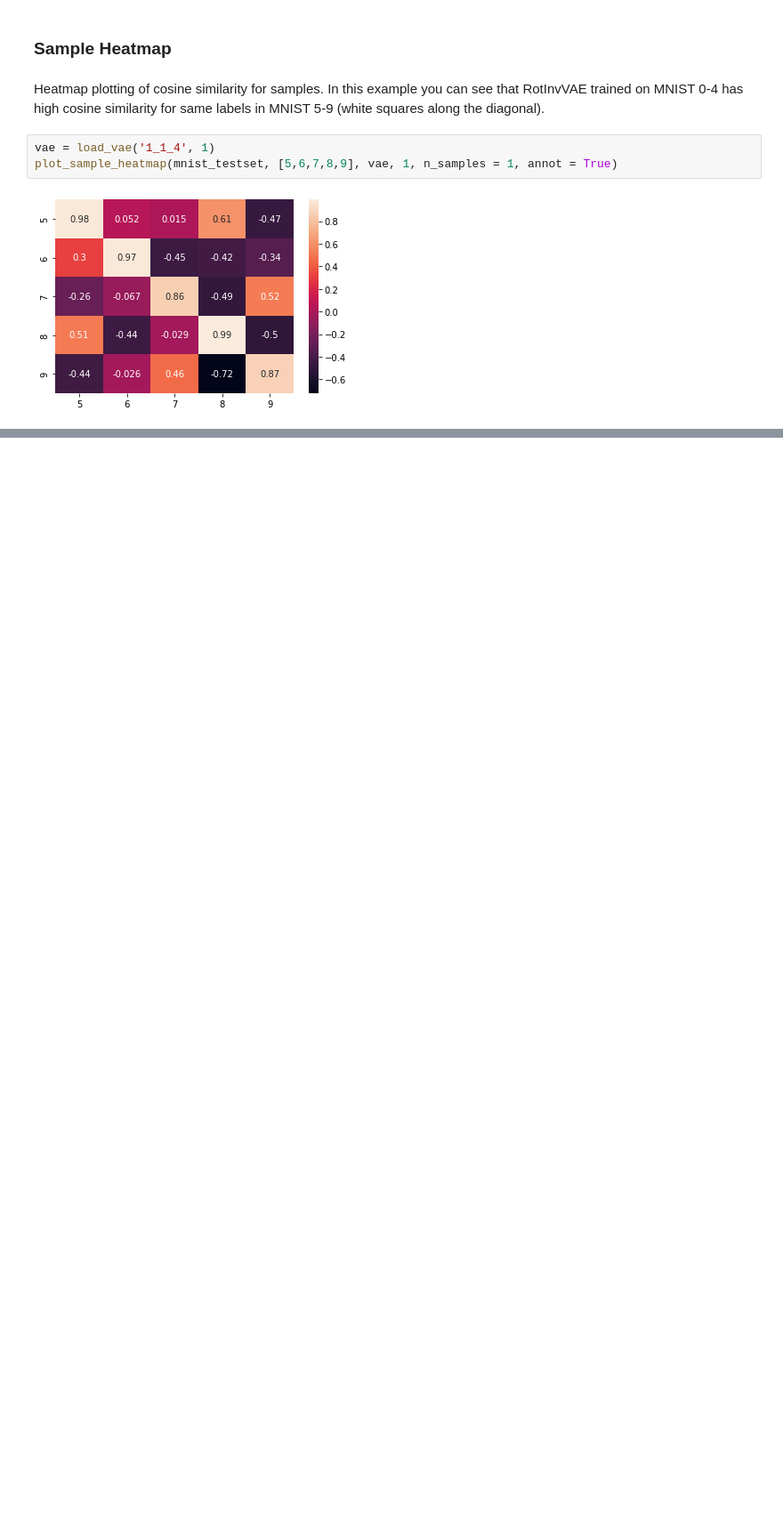
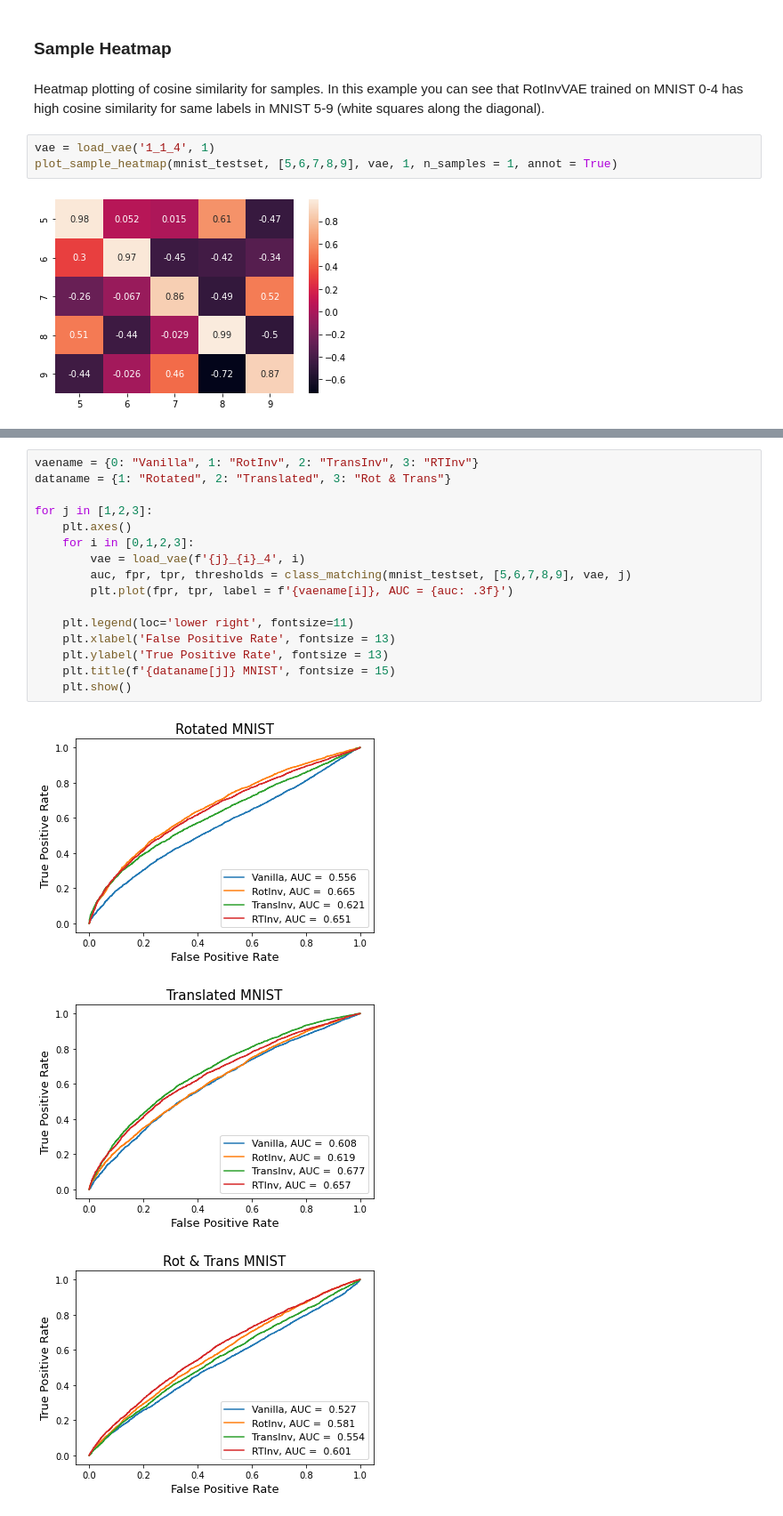
Before and after one commit to GauriGupta19/Domain-Generalisation-in-Invariance, a Jupyter notebook: ood_new.ipynb, the cells around one changed output, grey strips where cells are left out. Shown at 89% size. Drawn from its saved outputs; the diff is of its cells as text; blank space fills up the shorter version.

```diff
--- a/ood_new.ipynb
+++ b/ood_new.ipynb
@@ -349,0 +354,20 @@ plot_sample_heatmap(mnist_testset, [5,6,7,8,9], vae, 1, n_samples = 1, annot = T
+# %%
+vaename = {0: "Vanilla", 1: "RotInv", 2: "TransInv", 3: "RTInv"}
+dataname = {1: "Rotated", 2: "Translated", 3: "Rot & Trans"}
+
+for j in [1,2,3]:
+    plt.axes()
+    for i in [0,1,2,3]:
+        vae = load_vae(f'{j}_{i}_4', i)
+        auc, fpr, tpr, thresholds = class_matching(mnist_testset, [5,6,7,8,9], vae, j)
+        plt.plot(fpr, tpr, label = f'{vaename[i]}, AUC = {auc: .3f}')
+
+    plt.legend(loc='lower right', fontsize=11)
+    plt.xlabel('False Positive Rate', fontsize = 13)
+    plt.ylabel('True Positive Rate', fontsize = 13)
+    plt.title(f'{dataname[j]} MNIST', fontsize = 15)
+    plt.show()
+# %% [output]
+[figure, added]
+[figure, added]
+[figure, added]
```
Also changed, not shown: parts of 5 cells of this notebook, 16 other files.
